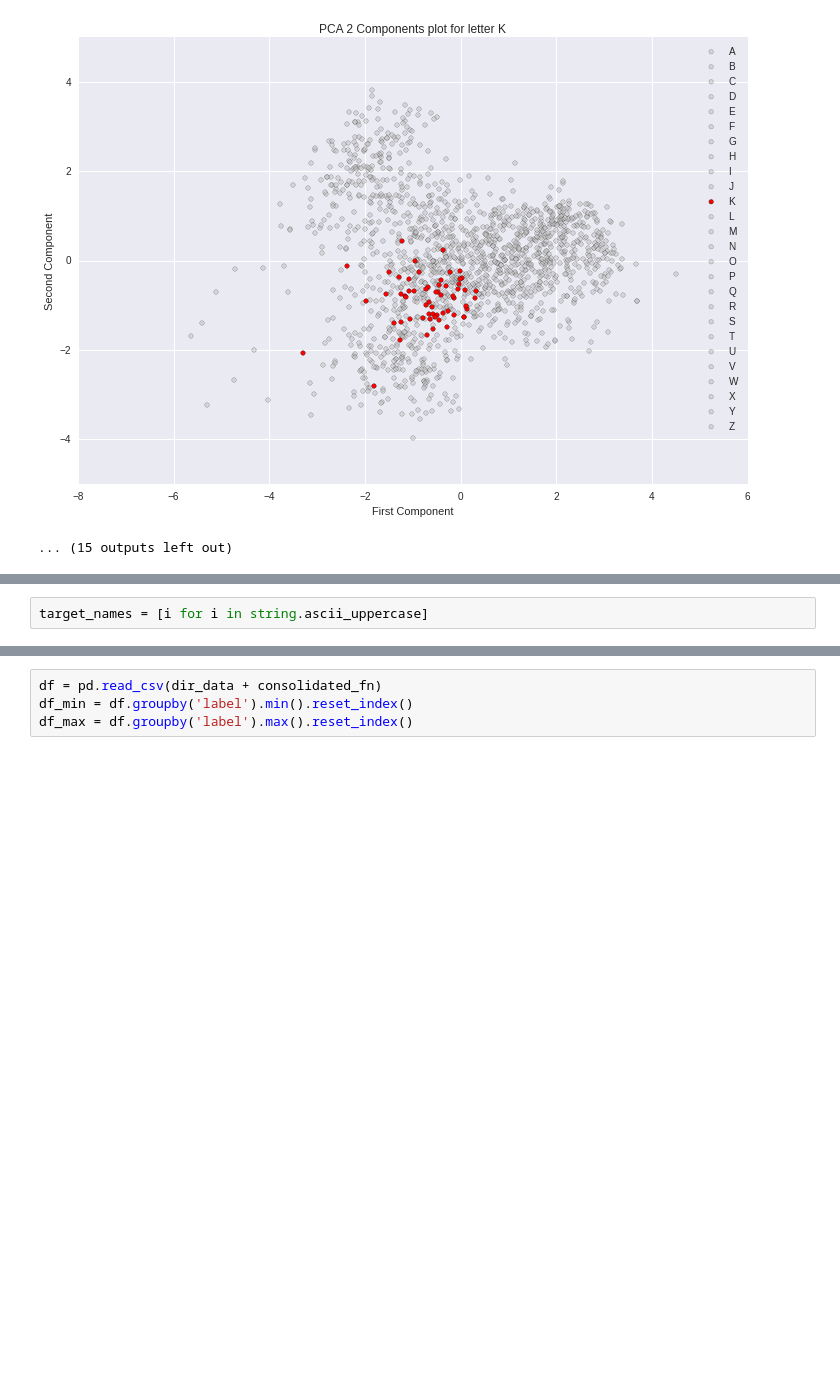
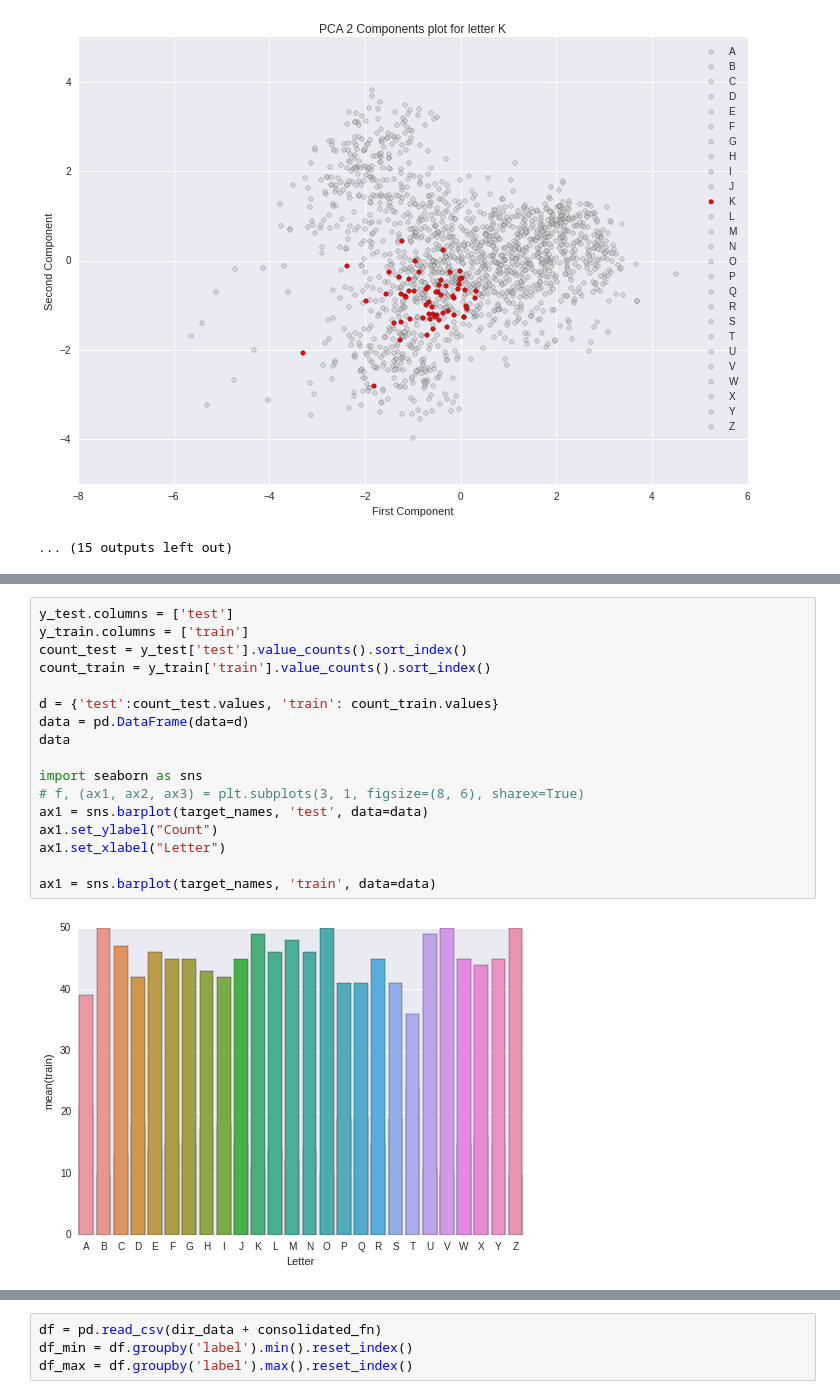
Before and after one commit to JerelynCo/SLTranslator2, a Jupyter notebook: algo_training/modeling.ipynb, the cells around one changed output, grey strips where cells are left out. Saved outputs shown, nothing was run; the diff lists cells and outputs as text; blank space fills up the shorter version.

```diff
--- a/algo_training/modeling.ipynb
+++ b/algo_training/modeling.ipynb
@@ -400,2 +448,19 @@ endReport(save)
-# %%
-target_names = [i for i in string.ascii_uppercase]
+# %%
+y_test.columns = ['test']
+y_train.columns = ['train']
+count_test = y_test['test'].value_counts().sort_index()
+count_train = y_train['train'].value_counts().sort_index()
+
+d = {'test':count_test.values, 'train': count_train.values}
+data = pd.DataFrame(data=d)
+data
+
+import seaborn as sns
+# f, (ax1, ax2, ax3) = plt.subplots(3, 1, figsize=(8, 6), sharex=True)
+ax1 = sns.barplot(target_names, 'test', data=data)
+ax1.set_ylabel("Count")
+ax1.set_xlabel("Letter")
+
+ax1 = sns.barplot(target_names, 'train', data=data)
+# %% [output]
+[figure, added]
```
Also changed, not shown: parts of 3 cells of this notebook, 11 other files.
